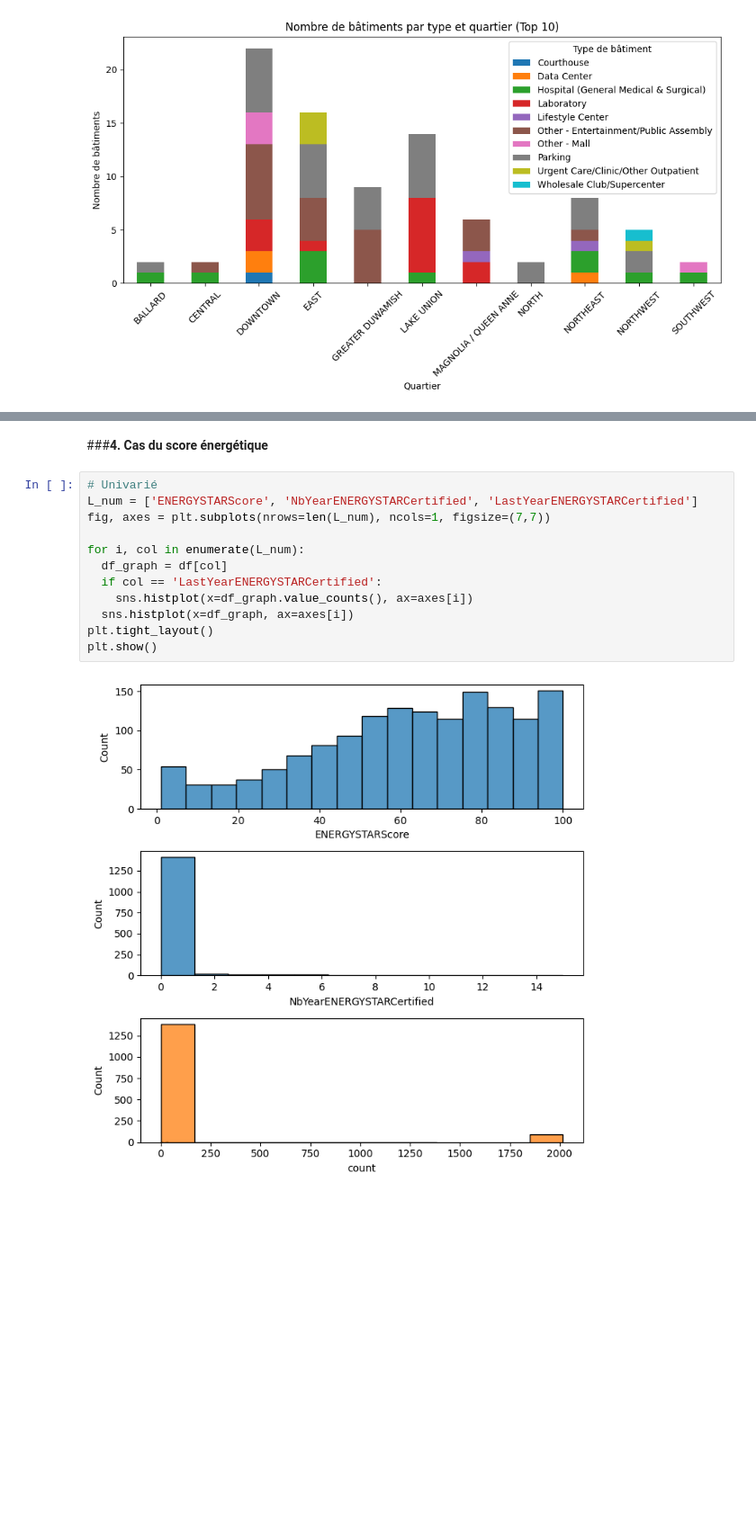
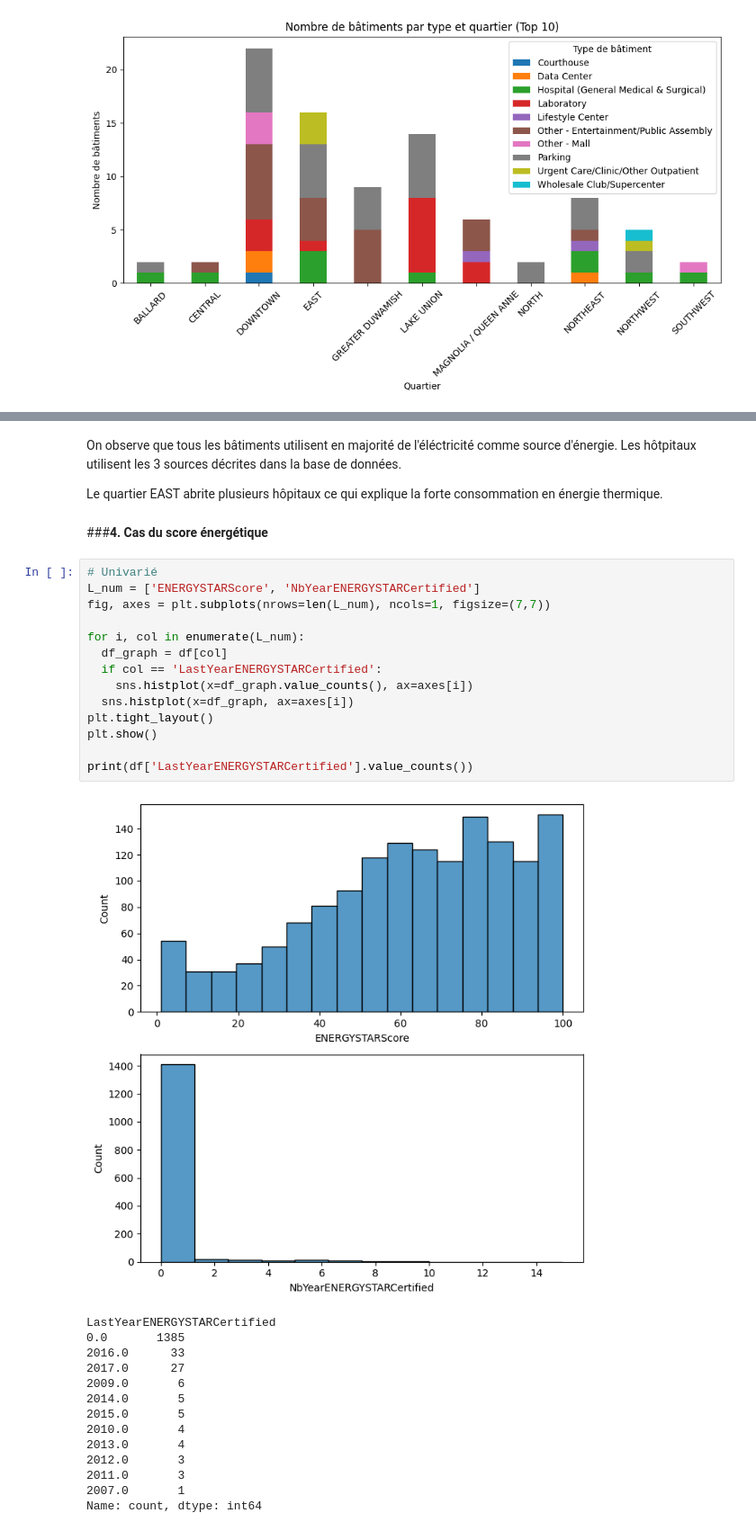
Before and after one commit to helenatong/oc_p3_Anticipez_les_besoins_en_consommation_de_batiments, a Jupyter notebook: cleaning.ipynb, the cells around one changed output, grey strips where cells are left out. Shown at 90% size. Cells and saved outputs as stored; diff of their text form; blank space fills up the shorter version.

```diff
--- a/cleaning.ipynb
+++ b/cleaning.ipynb
@@ -890,18 +915,37 @@ plt.show()
+# %% [markdown]
+On observe que tous les bâtiments utilisent en majorité de l'éléctricité comme source d'énergie. Les hôtpitaux utilisent les 3 sources décrites dans la base de données.
+
+Le quartier EAST abrite plusieurs hôpitaux ce qui explique la forte consommation en énergie thermique.
 # %% [markdown]
 ###**4. Cas du score énergétique**
 # %%
 # Univarié
-L_num = ['ENERGYSTARScore', 'NbYearENERGYSTARCertified', 'LastYearENERGYSTARCertified']
+L_num = ['ENERGYSTARScore', 'NbYearENERGYSTARCertified']
 fig, axes = plt.subplots(nrows=len(L_num), ncols=1, figsize=(7,7))
 
 for i, col in enumerate(L_num):
   df_graph = df[col]
   if col == 'LastYearENERGYSTARCertified':
     sns.histplot(x=df_graph.value_counts(), ax=axes[i])
   sns.histplot(x=df_graph, ax=axes[i])
 plt.tight_layout()
 plt.show()
+
+print(df['LastYearENERGYSTARCertified'].value_counts())
 # %% [output]
-[figure, old version]
+[figure, new version]
+LastYearENERGYSTARCertified
+0.0       1385
+2016.0      33
+2017.0      27
+2009.0       6
+2014.0       5
+2015.0       5
+2010.0       4
+2013.0       4
+2012.0       3
+2011.0       3
+2007.0       1
+Name: count, dtype: int64
 # %%
 # Bivariée
```
Also changed, not shown: parts of 26 cells of this notebook.
